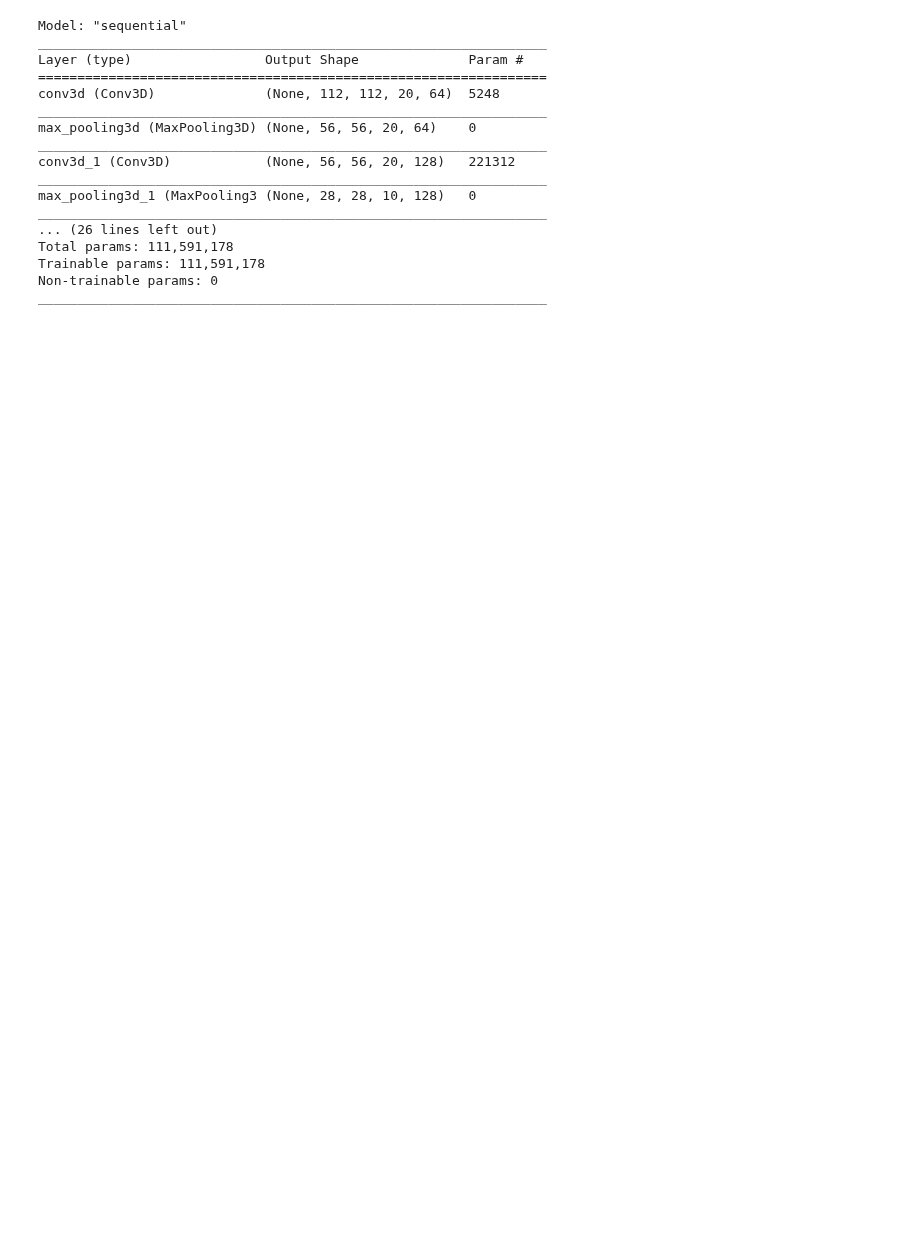
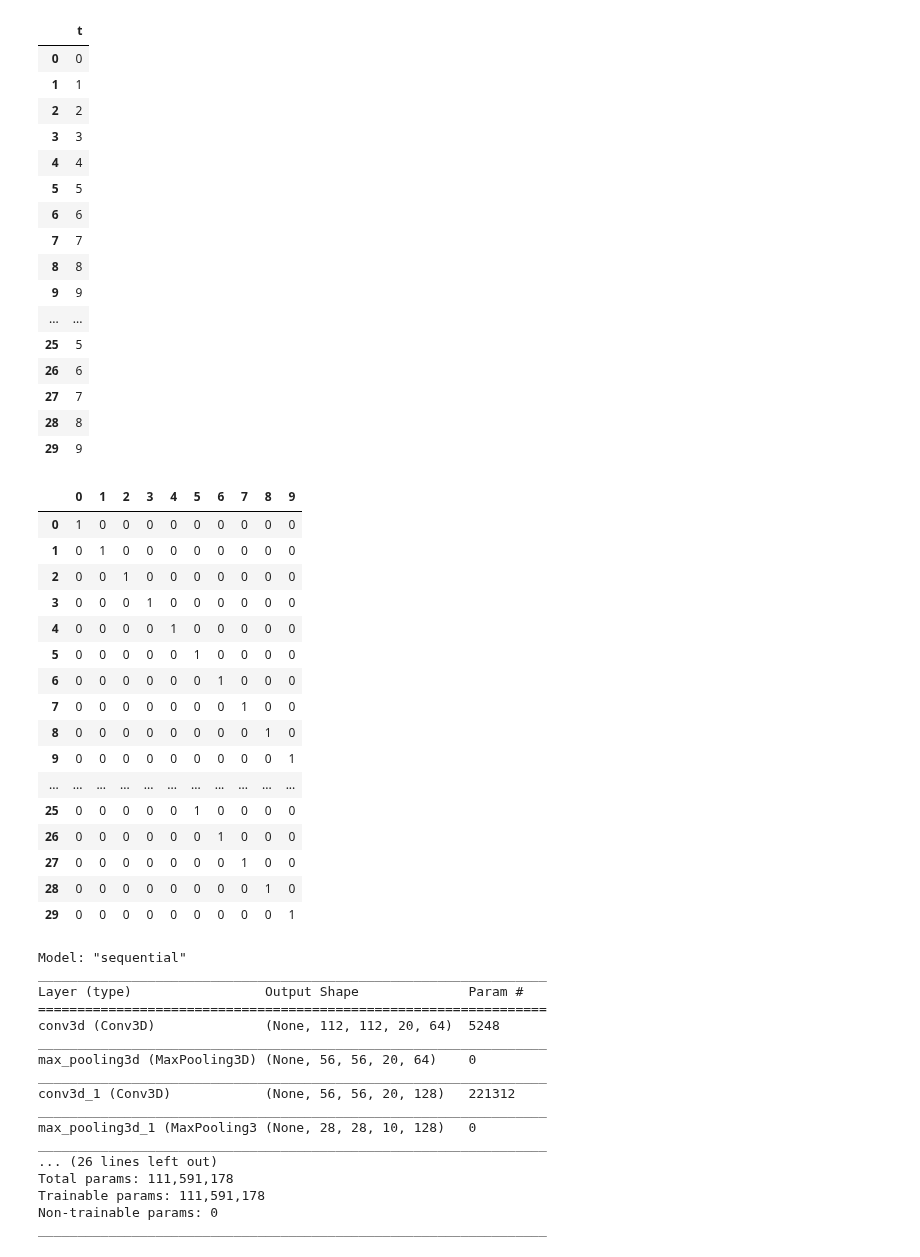
Before and after one commit to 1il1il/TIL, a Jupyter notebook: ai/융복합/C3D test.ipynb, the cells around one changed output. Saved outputs shown, nothing was run; the diff lists cells and outputs as text; code cells hidden in the pictures; blank space fills up the shorter version.

Commit message:
Data preprocessing and Learing test

```diff
--- a/ai/융복합/C3D test.ipynb
+++ b/ai/융복합/C3D test.ipynb
@@ -1,5 +1,31 @@
 # %%
 # 학습데이터 정제
 # 임의의 프레임 추출코드 - 항목마다 전체 이미지 갯수가 다르다
+import os
+import cv2
+import numpy as np
+from PIL import Image
+from tqdm.notebook import tqdm
 
-# 추출한 이미지로 ndarray
+base_dir = '../data/pre'
+folder_list = os.listdir(base_dir)
+
+batch_size = 1
+batch_x_data = list()
+batch_t_data = list()
+
+frame_num = 20
+
+for folder in folder_list[0:3*batch_size]:
+    for n in range(10):
+        file_list = os.listdir(os.path.join(base_dir, (folder+'/'+str(n))))
+        temp_data = list()
+        for i in range(frame_num):
+            img = Image.open(os.path.join(base_dir, (folder+'/'+str(n)+'/'+str(int(i*(len(file_list)/frame_num)))+'.jpg')))
+            img = img.resize(size=(112, 112))
+            img = np.array(img)
+            img = img.reshape(112,112,3)
+            temp_data.append(img)
+        temp_data = np.array(temp_data)
+        batch_x_data.append(temp_data)
+        batch_t_data.append(n)
@@ -5,0 +46,45 @@
+# %%
+# one_hot_encording
+
+import pandas as pd
+
+batch_t_data = np.array(batch_t_data)
+batch_t_data = pd.DataFrame(batch_t_data, columns=['t'])
+display(batch_t_data)
+batch_t_data = pd.get_dummies(batch_t_data['t'])
+display(batch_t_data)
+# %% [output]
+|  | t |
+| 0 | 0 |
+| 1 | 1 |
+| 2 | 2 |
+| 3 | 3 |
+| 4 | 4 |
+| 5 | 5 |
+| 6 | 6 |
+| 7 | 7 |
+| 8 | 8 |
+| 9 | 9 |
+| ... | ... |
+| 25 | 5 |
+| 26 | 6 |
+| 27 | 7 |
+| 28 | 8 |
+| 29 | 9 |
+|  | 0 | 1 | 2 | 3 | 4 | 5 | 6 | 7 | 8 | 9 |
+| 0 | 1 | 0 | 0 | 0 | 0 | 0 | 0 | 0 | 0 | 0 |
+| 1 | 0 | 1 | 0 | 0 | 0 | 0 | 0 | 0 | 0 | 0 |
+| 2 | 0 | 0 | 1 | 0 | 0 | 0 | 0 | 0 | 0 | 0 |
+| 3 | 0 | 0 | 0 | 1 | 0 | 0 | 0 | 0 | 0 | 0 |
+| 4 | 0 | 0 | 0 | 0 | 1 | 0 | 0 | 0 | 0 | 0 |
+| 5 | 0 | 0 | 0 | 0 | 0 | 1 | 0 | 0 | 0 | 0 |
+| 6 | 0 | 0 | 0 | 0 | 0 | 0 | 1 | 0 | 0 | 0 |
+| 7 | 0 | 0 | 0 | 0 | 0 | 0 | 0 | 1 | 0 | 0 |
+| 8 | 0 | 0 | 0 | 0 | 0 | 0 | 0 | 0 | 1 | 0 |
+| 9 | 0 | 0 | 0 | 0 | 0 | 0 | 0 | 0 | 0 | 1 |
+| ... | ... | ... | ... | ... | ... | ... | ... | ... | ... | ... |
+| 25 | 0 | 0 | 0 | 0 | 0 | 1 | 0 | 0 | 0 | 0 |
+| 26 | 0 | 0 | 0 | 0 | 0 | 0 | 1 | 0 | 0 | 0 |
+| 27 | 0 | 0 | 0 | 0 | 0 | 0 | 0 | 1 | 0 | 0 |
+| 28 | 0 | 0 | 0 | 0 | 0 | 0 | 0 | 0 | 1 | 0 |
+| 29 | 0 | 0 | 0 | 0 | 0 | 0 | 0 | 0 | 0 | 1 |
```
Also changed, not shown: parts of 6 cells of this notebook.
